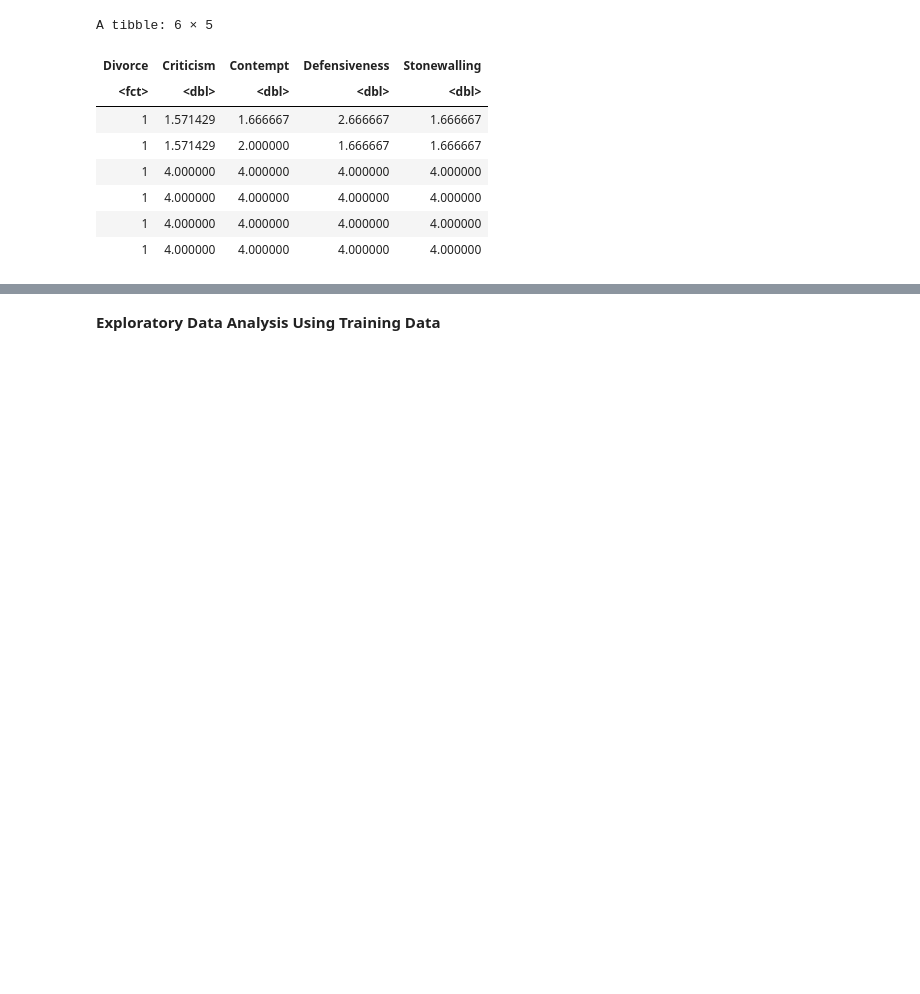
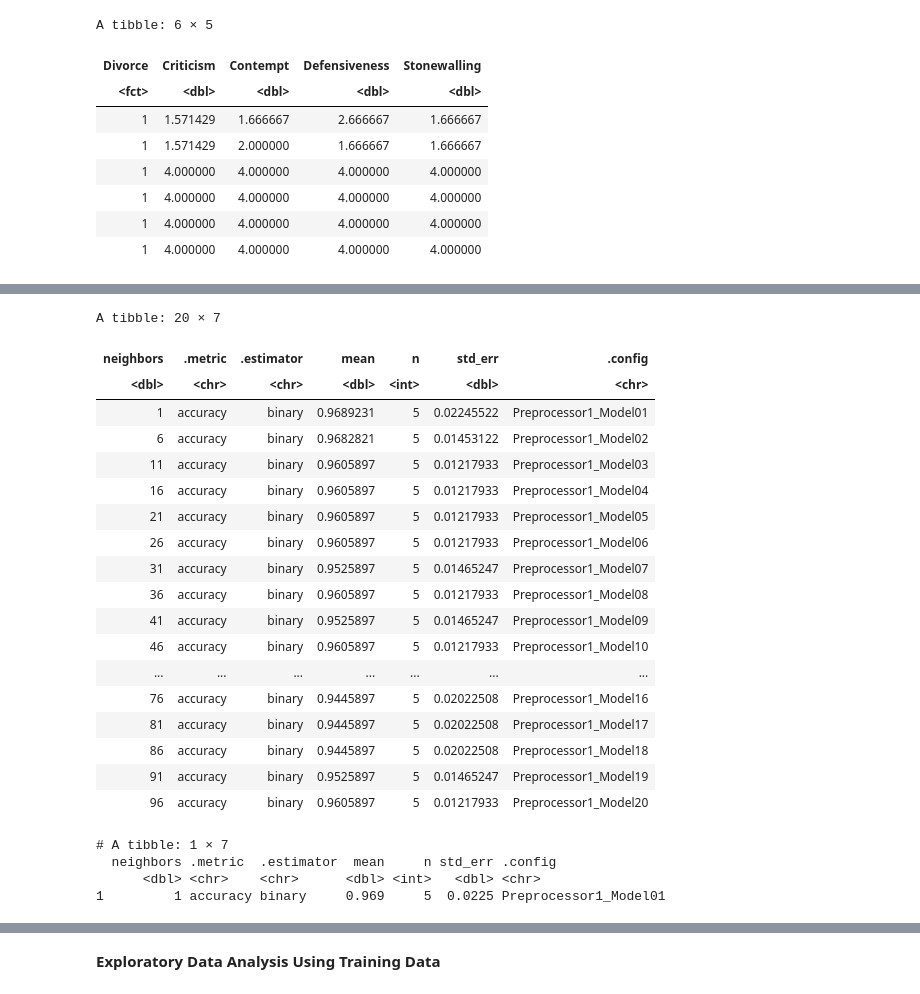
Before and after one commit to apurva-b/dsci100-project-58, a Jupyter notebook: data wrangled-with-Recipe.ipynb, the cells around one changed output, grey strips where cells are left out. Drawn from its saved outputs; the diff is of its cells as text; code cells hidden in the pictures; blank space fills up the shorter version.

```diff
--- a/data wrangled-with-Recipe.ipynb
+++ b/data wrangled-with-Recipe.ipynb
@@ -164,0 +180,9 @@ A tibble: 6 × 5
+# %%
+divorce_recipe <- recipe(Divorce ~ Criticism + Contempt + Defensiveness + Stonewalling, data = divorce_train)|>
+ step_normalize(Criticism , Contempt , Defensiveness, Stonewalling)
+# %%
+knn_spec <- nearest_neighbor(weight_func = "rectangular",
+                             neighbors = tune("neighbors")) |>
+  set_engine("kknn") |>
+  set_mode("classification")
+print(knn_spec)
@@ -164,0 +197,42 @@ A tibble: 6 × 5
+# %%
+k_vals <- tibble(neighbors = seq(from = 1, to = 100, by = 5))
+# %%
+knn_results <- workflow() |>
+  add_recipe(divorce_recipe) |>
+  add_model(knn_spec) |>
+  tune_grid(resamples = folds, grid = k_vals)|>
+ collect_metrics()
+# %%
+accuracies <- knn_results |>
+  filter(.metric == "accuracy")
+accuracies
+# %% [output]
+A tibble: 20 × 7
+| neighbors | .metric | .estimator | mean | n | std_err | .config |
+| <dbl> | <chr> | <chr> | <dbl> | <int> | <dbl> | <chr> |
+| 1 | accuracy | binary | 0.9689231 | 5 | 0.02245522 | Preprocessor1_Model01 |
+| 6 | accuracy | binary | 0.9682821 | 5 | 0.01453122 | Preprocessor1_Model02 |
+| 11 | accuracy | binary | 0.9605897 | 5 | 0.01217933 | Preprocessor1_Model03 |
+| 16 | accuracy | binary | 0.9605897 | 5 | 0.01217933 | Preprocessor1_Model04 |
+| 21 | accuracy | binary | 0.9605897 | 5 | 0.01217933 | Preprocessor1_Model05 |
+| 26 | accuracy | binary | 0.9605897 | 5 | 0.01217933 | Preprocessor1_Model06 |
+| 31 | accuracy | binary | 0.9525897 | 5 | 0.01465247 | Preprocessor1_Model07 |
+| 36 | accuracy | binary | 0.9605897 | 5 | 0.01217933 | Preprocessor1_Model08 |
+| 41 | accuracy | binary | 0.9525897 | 5 | 0.01465247 | Preprocessor1_Model09 |
+| 46 | accuracy | binary | 0.9605897 | 5 | 0.01217933 | Preprocessor1_Model10 |
+| ... | ... | ... | ... | ... | ... | ... |
+| 76 | accuracy | binary | 0.9445897 | 5 | 0.02022508 | Preprocessor1_Model16 |
+| 81 | accuracy | binary | 0.9445897 | 5 | 0.02022508 | Preprocessor1_Model17 |
+| 86 | accuracy | binary | 0.9445897 | 5 | 0.02022508 | Preprocessor1_Model18 |
+| 91 | accuracy | binary | 0.9525897 | 5 | 0.01465247 | Preprocessor1_Model19 |
+| 96 | accuracy | binary | 0.9605897 | 5 | 0.01217933 | Preprocessor1_Model20 |
+# %%
+best_model <- accuracies |>
+  slice_max(order_by = mean, n = 1)
+
+print(best_model)
+# %% [output]
+# A tibble: 1 × 7
+  neighbors .metric  .estimator  mean     n std_err .config
+      <dbl> <chr>    <chr>      <dbl> <int>   <dbl> <chr>
+1         1 accuracy binary     0.969     5  0.0225 Preprocessor1_Model01
```
Also changed, not shown: parts of 9 cells of this notebook.
